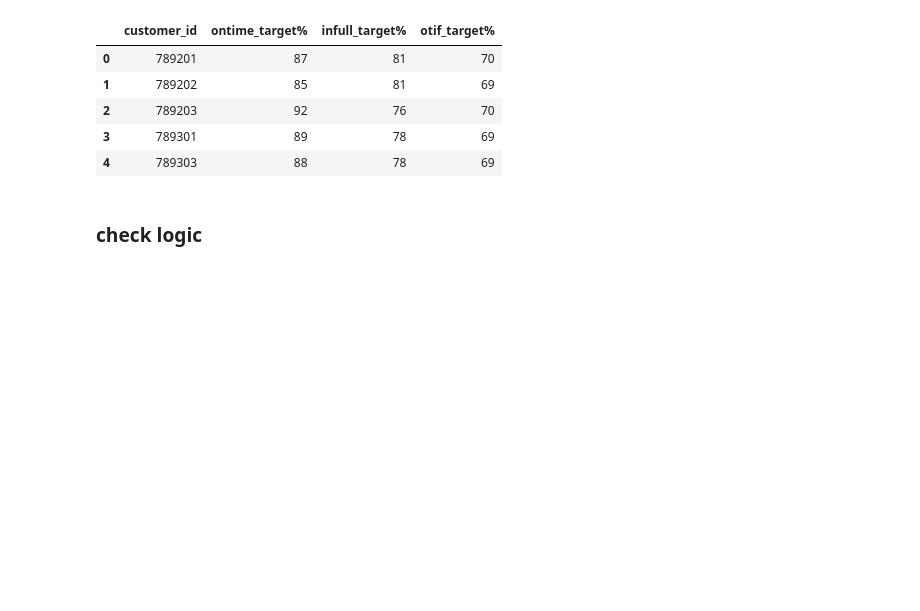
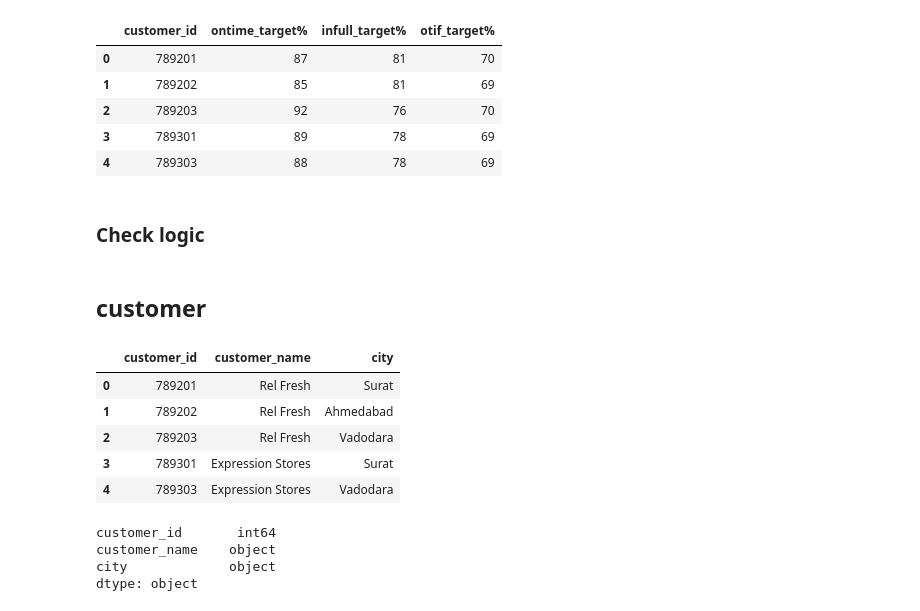
Before and after one commit to ThuyTien1209/BI-2026, a Jupyter notebook: data_database/data_ingestion.ipynb, the cells around one changed output. Cells and saved outputs as stored; diff of their text form; code cells hidden in the pictures; blank space fills up the shorter version.

Commit message:
add customer

```diff
--- a/data_database/data_ingestion.ipynb
+++ b/data_database/data_ingestion.ipynb
@@ -321,7 +321,7 @@ df3['ontime_target'] = df3['ontime_target'] / 100
 df3['infull_target'] = df3['infull_target'] / 100
 df3['otif_target'] = df3['otif_target'] / 100
 # %% [markdown]
-### check logic
+### Check logic
 # %%
 df3[(df3['ontime_target'] < 0) | (df3['ontime_target'] > 1)]
 
@@ -329,3 +329,22 @@ df3['customer_id'].duplicated().sum()
 df3 = df3.drop_duplicates(subset=['customer_id'])
 # %%
 df3.to_csv("targets_orders.csv", index=False)
+# %% [markdown]
+## customer
+# %%
+df4= pd.read_csv("raw/dim_customers.csv")
+df4.head()
+# %% [output]
+|  | customer_id | customer_name | city |
+| 0 | 789201 | Rel Fresh | Surat |
+| 1 | 789202 | Rel Fresh | Ahmedabad |
+| 2 | 789203 | Rel Fresh | Vadodara |
+| 3 | 789301 | Expression Stores | Surat |
+| 4 | 789303 | Expression Stores | Vadodara |
+# %%
+df4.dtypes
+# %% [output]
+customer_id       int64
+customer_name    object
+city             object
+dtype: object
```
Also changed, not shown: parts of 7 cells of this notebook, 1 other file.
